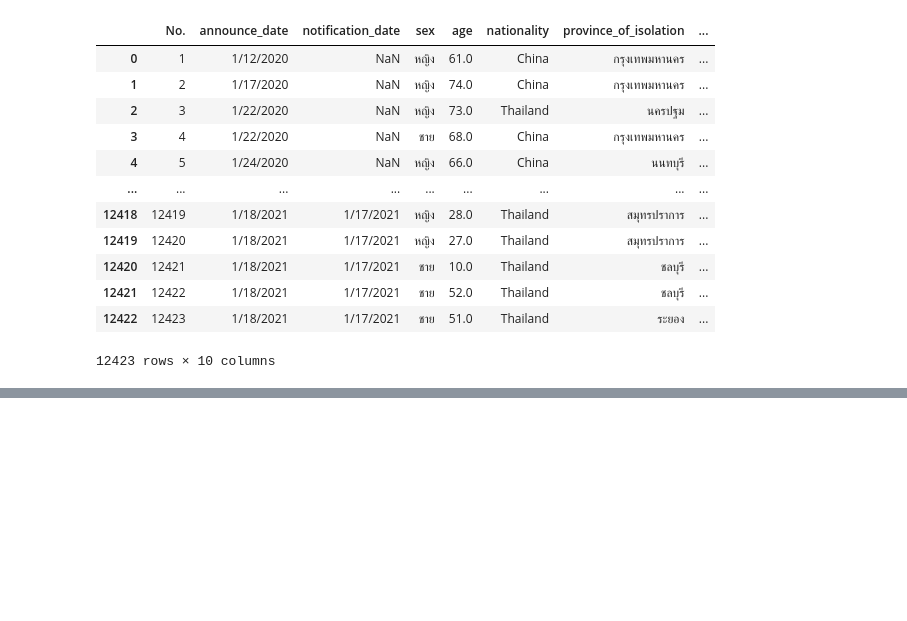
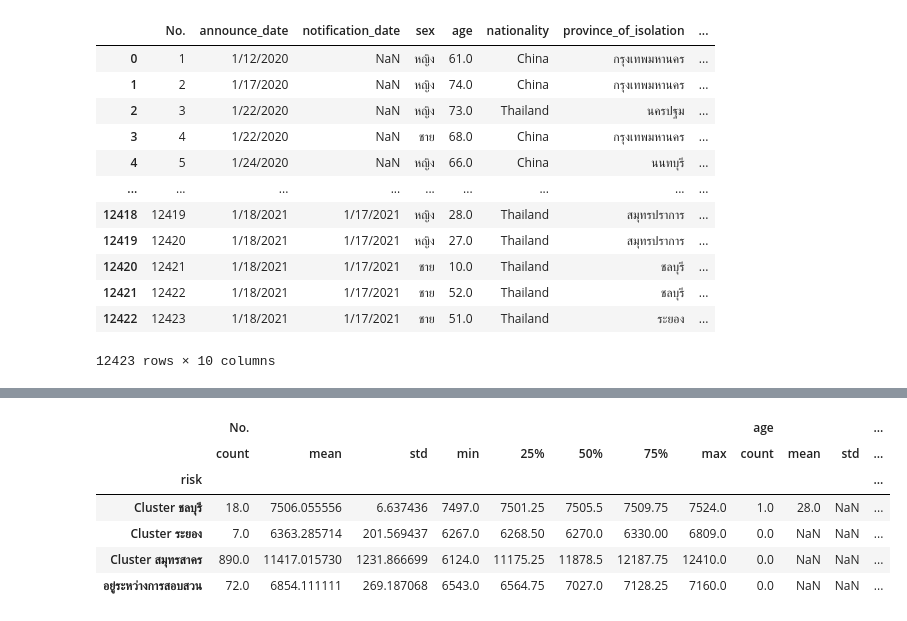
Before and after one commit to thunpitc/data_viz, a Jupyter notebook: Pandas102.ipynb, the cells around one changed output, grey strips where cells are left out. Cells and saved outputs as stored; diff of their text form; code cells hidden in the pictures; blank space fills up the shorter version.

```diff
--- a/Pandas102.ipynb
+++ b/Pandas102.ipynb
@@ -445,0 +548,11 @@ body_fat
+# %%
+misssing_sex_no_burma = missing_sex[missing_sex['nationality']!='Burma']
+misssing_sex_no_burma.groupby('risk').describe()
+# %% [output]
+|  | No. |  |  |  |  |  |  |  | age |  |  | ... |
+|  | count | mean | std | min | 25% | 50% | 75% | max | count | mean | std | ... |
+| risk |  |  |  |  |  |  |  |  |  |  |  | ... |
+| Cluster ชลบุรี | 18.0 | 7506.055556 | 6.637436 | 7497.0 | 7501.25 | 7505.5 | 7509.75 | 7524.0 | 1.0 | 28.0 | NaN | ... |
+| Cluster ระยอง | 7.0 | 6363.285714 | 201.569437 | 6267.0 | 6268.50 | 6270.0 | 6330.00 | 6809.0 | 0.0 | NaN | NaN | ... |
+| Cluster สมุทรสาคร | 890.0 | 11417.015730 | 1231.866699 | 6124.0 | 11175.25 | 11878.5 | 12187.75 | 12410.0 | 0.0 | NaN | NaN | ... |
+| อยู่ระหว่างการสอบสวน | 72.0 | 6854.111111 | 269.187068 | 6543.0 | 6564.75 | 7027.0 | 7128.25 | 7160.0 | 0.0 | NaN | NaN | ... |
```
Also changed, not shown: parts of 19 cells of this notebook.
